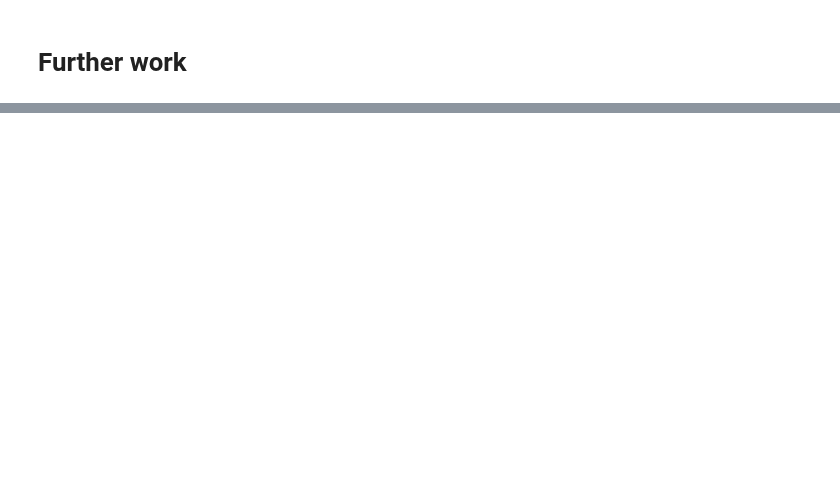
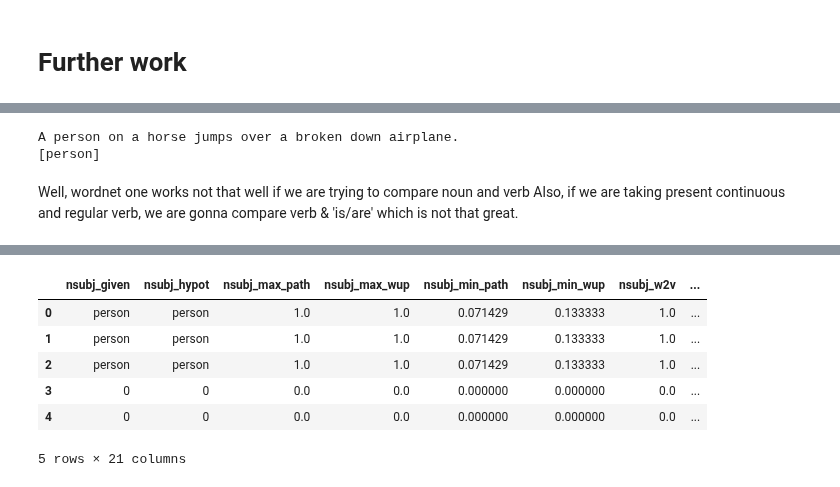
Before and after one commit to sudodoki/prj-nlp, a Jupyter notebook: students/sudodoki/10-textual-entailment/10-textual-entailment.ipynb, the cells around one changed output, grey strips where cells are left out. Saved outputs shown, nothing was run; the diff lists cells and outputs as text; code cells hidden in the pictures; blank space fills up the shorter version.

```diff
--- a/students/sudodoki/10-textual-entailment/10-textual-entailment.ipynb
+++ b/students/sudodoki/10-textual-entailment/10-textual-entailment.ipynb
@@ -124,2 +119,6 @@ def run_nlp(string):
+# %%
+@functools.lru_cache(maxsize=5000)
+def run_nlp(sentence):
+    return nlp(sentence)
 # %% [markdown]
 # Baseline
@@ -176,0 +211,5 @@ First I tried memoizing spacy's work and jupyter just ate all the available RAM
+# %%
+sent1, sent2 = df_train[0:1]['sentence1'][0], df_train[0:1]['sentence2'][0]
+# %%
+given_doc = run_nlp(sent1)
+hypot_doc = run_nlp(sent2)
@@ -176,0 +242,7 @@ First I tried memoizing spacy's work and jupyter just ate all the available RAM
+# %%
+sub_toks = [tok for tok in given_doc if (tok.dep_ == "nsubj") ]
+print(given_doc)
+print(sub_toks)
+# %% [output]
+A person on a horse jumps over a broken down airplane.
+[person]
@@ -176,0 +267,23 @@ First I tried memoizing spacy's work and jupyter just ate all the available RAM
+# %%
+def get_minmax_similarity(type_fn, synset1, synset2):
+    max_sim = -1000
+    min_sim = 10000
+    assert type_fn in ['path', 'lch', 'wup']
+    if len(synset1) == 0 or len(synset2) == 0:
+        return max_sim, min_sim # inverting this to give some new signal to classifier
+    assert len(synset1) > 0
+    assert len(synset2) > 0
+
+    for pair in itertools.product(synset1, synset2):
+        if type_fn == 'path':
+            value = pair[0].path_similarity(pair[1])
+        # lch seems to work too long, will be skipping
+        elif type_fn == 'lch':
+            value = pair[0].lch_similarity(pair[1])
+        elif type_fn == 'wup':
+            value = pair[0].wup_similarity(pair[1])
+        if not value is None and value > max_sim:
+            max_sim = value
+        if not value is None and value < min_sim:
+            min_sim = value
+    return min_sim, max_sim
@@ -176,0 +339,9 @@ First I tried memoizing spacy's work and jupyter just ate all the available RAM
+# %% [markdown]
+Well, wordnet one works not that well if we are trying to compare noun and verb
+Also, if we are taking present continuous and regular verb, we are gonna compare verb & 'is/are' which is not that great.
+# %%
+start = time.time()
+train_X = df_train.apply(to_wn_X, axis=1).fillna(0)
+print(f'took {time.time() - start:.2f} sec')
+train_X.head(5)
+# %% [output]
@@ -176,0 +349,7 @@ First I tried memoizing spacy's work and jupyter just ate all the available RAM
+|  | nsubj_given | nsubj_hypot | nsubj_max_path | nsubj_max_wup | nsubj_min_path | nsubj_min_wup | nsubj_w2v | ... |
+| 0 | person | person | 1.0 | 1.0 | 0.071429 | 0.133333 | 1.0 | ... |
+| 1 | person | person | 1.0 | 1.0 | 0.071429 | 0.133333 | 1.0 | ... |
+| 2 | person | person | 1.0 | 1.0 | 0.071429 | 0.133333 | 1.0 | ... |
+| 3 | 0 | 0 | 0.0 | 0.0 | 0.000000 | 0.000000 | 0.0 | ... |
+| 4 | 0 | 0 | 0.0 | 0.0 | 0.000000 | 0.000000 | 0.0 | ... |
+5 rows × 21 columns
```
Also changed, not shown: parts of 27 cells of this notebook.
